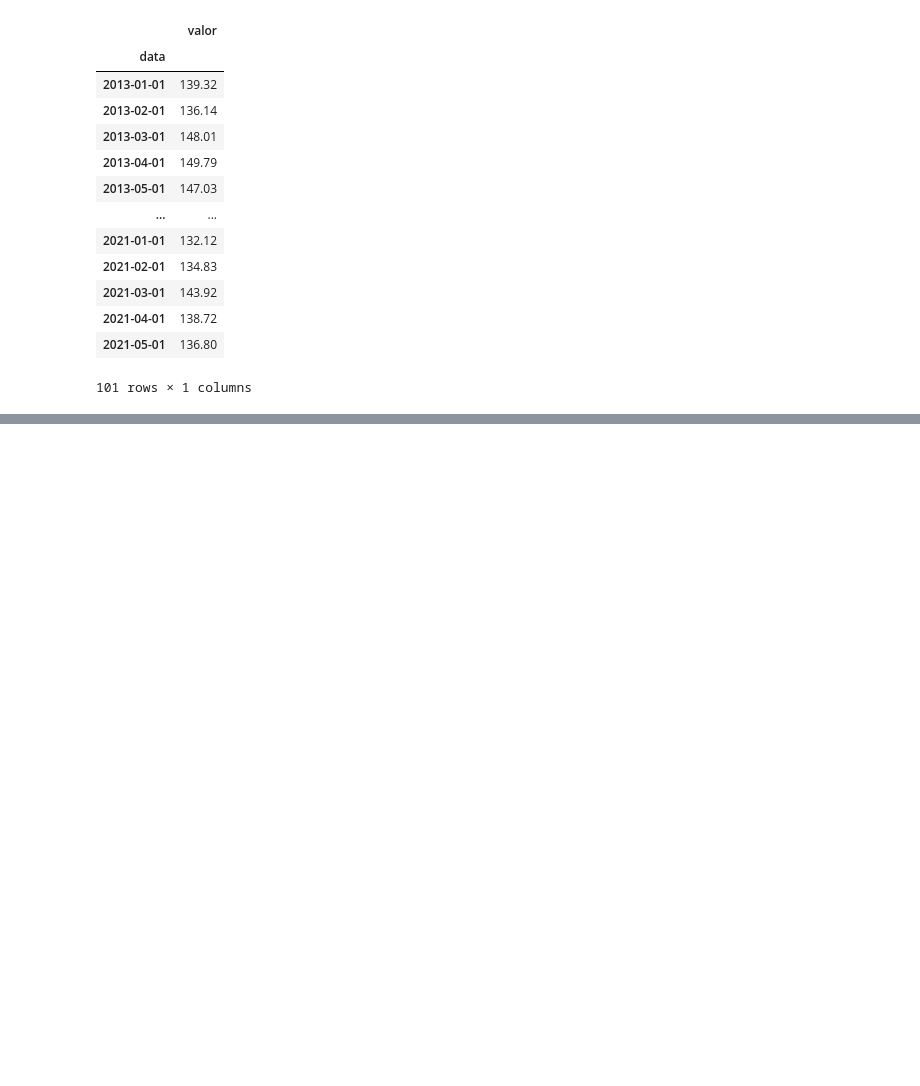
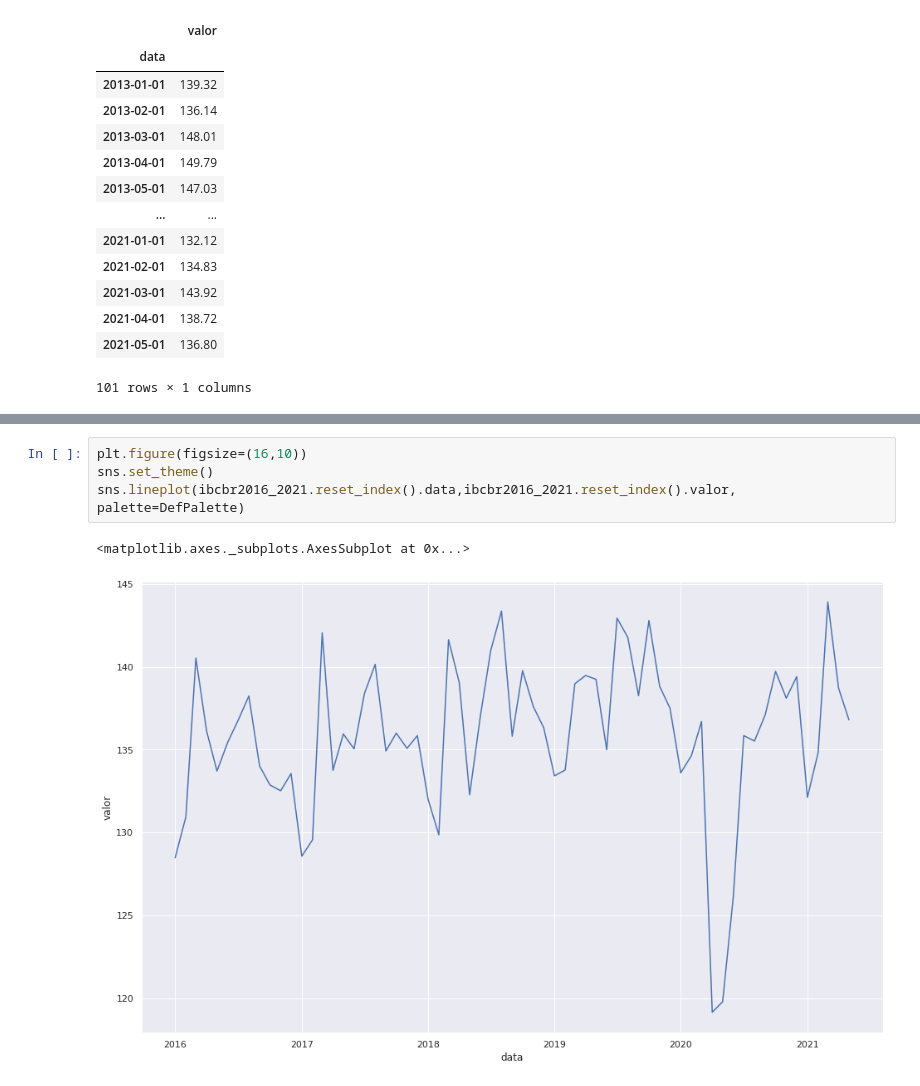
Before and after one commit to lvb86/PD_LSTM_GA, a Jupyter notebook: code/ibcBR_2013_2021.ipynb, the cells around one changed output, grey strips where cells are left out. Drawn from its saved outputs; the diff is of its cells as text; blank space fills up the shorter version.

```diff
--- a/code/ibcBR_2013_2021.ipynb
+++ b/code/ibcBR_2013_2021.ipynb
@@ -130,0 +156,7 @@ ibcbr2013_2021
+# %%
+plt.figure(figsize=(16,10))
+sns.set_theme()
+sns.lineplot(ibcbr2016_2021.reset_index().data,ibcbr2016_2021.reset_index().valor, palette=DefPalette)
+# %% [output]
+<matplotlib.axes._subplots.AxesSubplot at 0x...>
+[figure, added]
```
Also changed, not shown: parts of 6 cells of this notebook.
